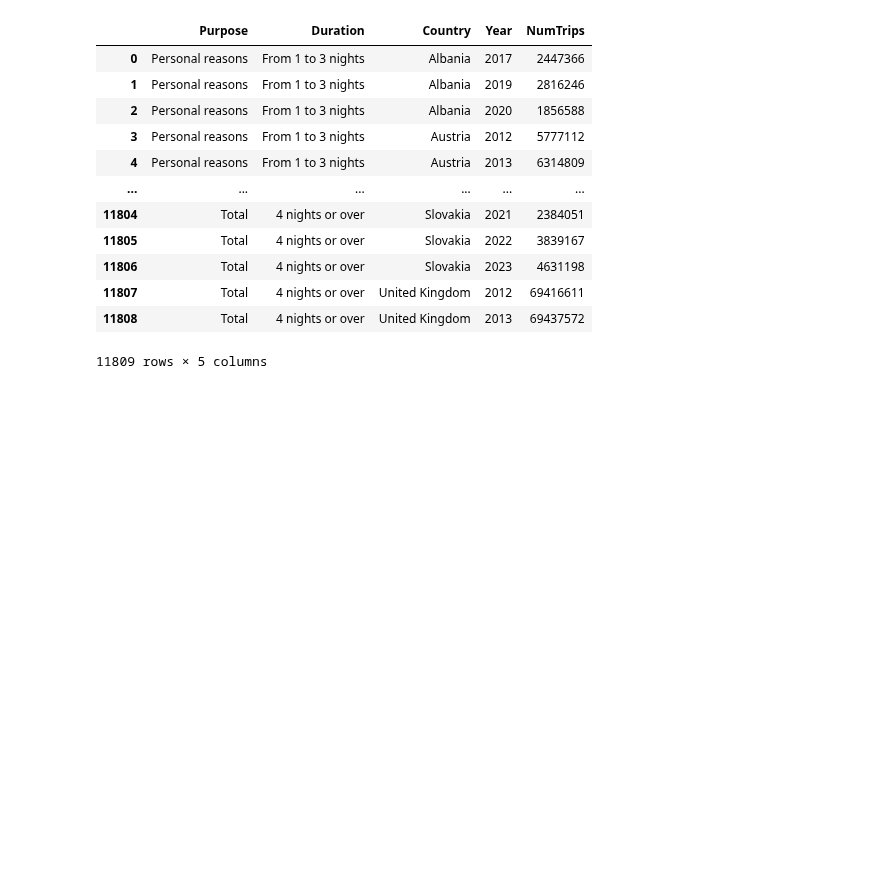
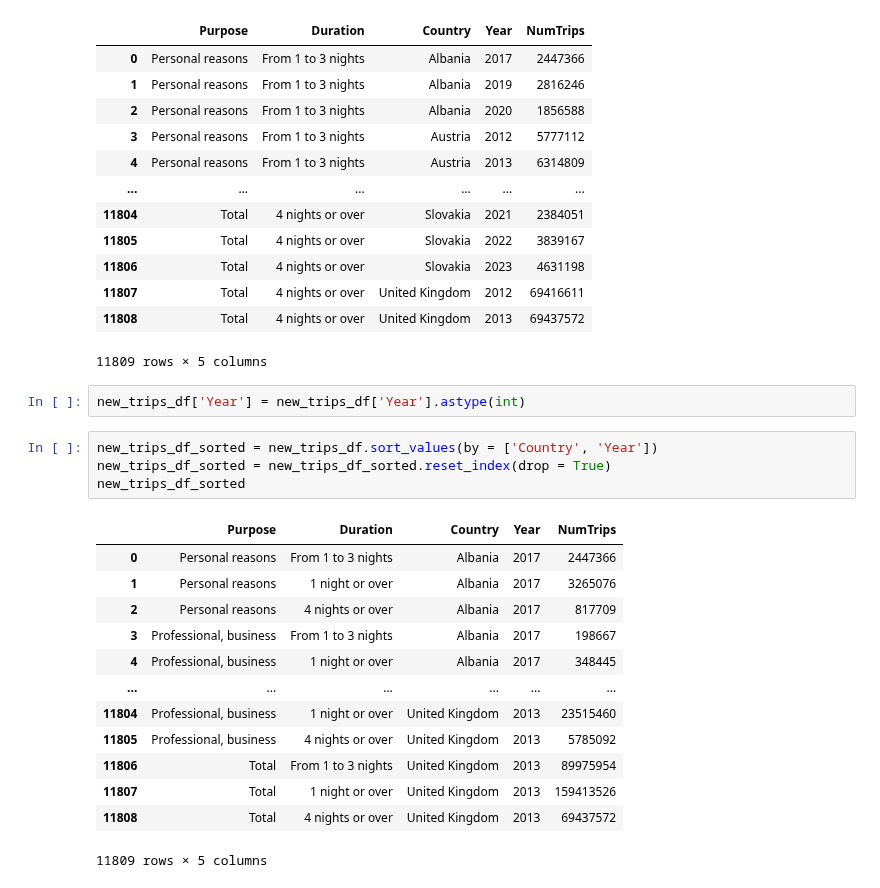
Before and after one commit to swbehan/RoadQualityWork, a Jupyter notebook: datasets/preprocessed-datasets/trips_duration.ipynb, the cells around one changed output. Cells and saved outputs as stored; diff of their text form; blank space fills up the shorter version.

```diff
--- a/datasets/preprocessed-datasets/trips_duration.ipynb
+++ b/datasets/preprocessed-datasets/trips_duration.ipynb
@@ -117,3 +118,23 @@ new_trips_df
 | 11807 | Total | 4 nights or over | United Kingdom | 2012 | 69416611 |
 | 11808 | Total | 4 nights or over | United Kingdom | 2013 | 69437572 |
 11809 rows × 5 columns
+# %%
+new_trips_df['Year'] = new_trips_df['Year'].astype(int)
+# %%
+new_trips_df_sorted = new_trips_df.sort_values(by = ['Country', 'Year'])
+new_trips_df_sorted = new_trips_df_sorted.reset_index(drop = True)
+new_trips_df_sorted
+# %% [output]
+|  | Purpose | Duration | Country | Year | NumTrips |
+| 0 | Personal reasons | From 1 to 3 nights | Albania | 2017 | 2447366 |
+| 1 | Personal reasons | 1 night or over | Albania | 2017 | 3265076 |
+| 2 | Personal reasons | 4 nights or over | Albania | 2017 | 817709 |
+| 3 | Professional, business | From 1 to 3 nights | Albania | 2017 | 198667 |
+| 4 | Professional, business | 1 night or over | Albania | 2017 | 348445 |
+| ... | ... | ... | ... | ... | ... |
+| 11804 | Professional, business | 1 night or over | United Kingdom | 2013 | 23515460 |
+| 11805 | Professional, business | 4 nights or over | United Kingdom | 2013 | 5785092 |
+| 11806 | Total | From 1 to 3 nights | United Kingdom | 2013 | 89975954 |
+| 11807 | Total | 1 night or over | United Kingdom | 2013 | 159413526 |
+| 11808 | Total | 4 nights or over | United Kingdom | 2013 | 69437572 |
+11809 rows × 5 columns
```
Also changed, not shown: parts of 15 cells of this notebook, 1 other file.
